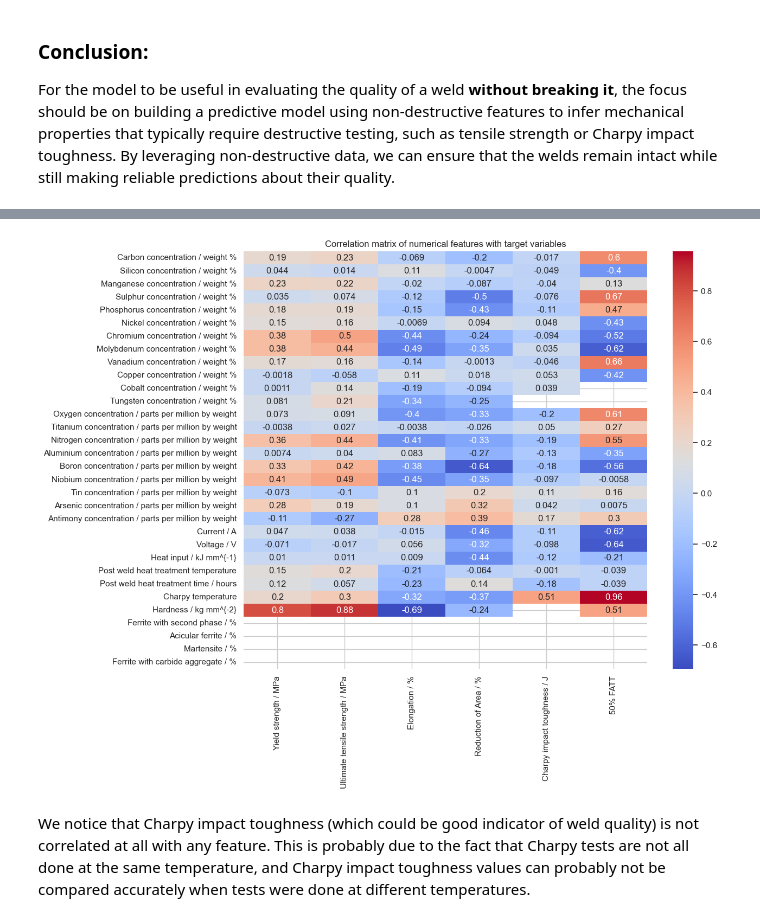
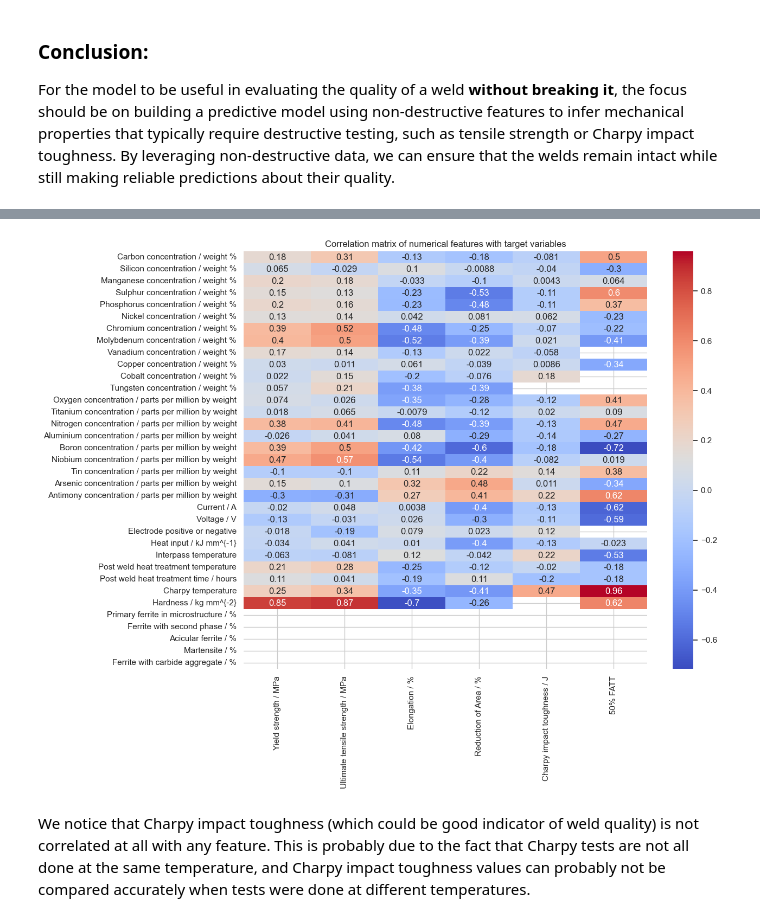
Before and after one commit to louisgthier/welding-quality-prediction, a Jupyter notebook: weld_quality_prediction.ipynb, the cells around one changed output, grey strips where cells are left out. Cells and saved outputs as stored; diff of their text form; code cells hidden in the pictures.

```diff
--- a/weld_quality_prediction.ipynb
+++ b/weld_quality_prediction.ipynb
@@ -50,12 +116,16 @@ memory usage: 568.0+ KB
 # %%
-# In all non-numeric columns, print all values that can not be converted to numeric
+# In all non-numeric columns, print 10 first unique values that can not be converted to numeric, to see if we can convert them
 for column in df.columns:
     if df[column].dtype == 'object':
         print(column)
+        i = 0
         for value in df[column].unique():
             try:
                 float(value)
             except ValueError:
+                if i >= 15:
+                    break
+                i += 1
                 print(value, ":", round(100*df[column].value_counts()[value]/len(df), 2), "%")
         print()
 # %% [output]
@@ -249,3 +365,26 @@ for target in potential_targets:
 [figure]
 [figure]
 [figure]
+# %%
+import matplotlib.pyplot as plt
+import seaborn as sns
+
+# Set up the plot with 2 columns
+num_plots = len(numerical_cols)
+rows = (num_plots + 1) // 3  # Calculate the number of rows based on the number of columns
+
+fig, axes = plt.subplots(rows, 3, figsize=(12, rows * 4))
+axes = axes.flatten()
+
+# Plot each numerical column in a boxplot
+for i, column in enumerate(numerical_cols):
+    sns.boxplot(x=df[column], ax=axes[i])
+    axes[i].set_title(f'Box plot of {column}', fontsize=12)
+    axes[i].set_xlabel(column)
+
+# Hide any unused subplots
+for j in range(i + 1, len(axes)):
+    fig.delaxes(axes[j])
+
+plt.tight_layout()
+plt.show()
@@ -252,3 +564,7 @@ for target in potential_targets:
+# %%
+# For each interesting missingness feature, add a new binary column indicating whether the feature is missing or not
+for feature in interesting_missingness:
+    df[f'{feature}_missing'] = df[feature].isna().astype(int)
 # %% [markdown]
 # Understanding the Significance of Potential Target Variables
 
@@ -424,21 +754,21 @@ Y_test_scaled[target_variables] = scaler_Y.transform(Y_test[target_variables])
 # %%
 # Compute correlation matrix of scaled numerical features with target variables
 
-X_and_Y_train = X_train_scaled.copy()
-X_and_Y_train[target_variables] = Y_train_scaled.copy()
+X_and_Y_train = X_train.copy()
+X_and_Y_train[target_variables] = Y_train.copy()
 
 corr_matrix = X_and_Y_train[numerical_cols].corr()
 
 # Show target_variables as columns and features as rows
 corr_matrix = corr_matrix[target_variables].T.drop(target_variables, axis=1).T
 
 # Plot heatmap of the correlation matrix
 plt.figure(figsize=(12, 10))
 sns.heatmap(corr_matrix, annot=True, cmap='coolwarm')
 plt.title('Correlation matrix of numerical features with target variables')
 plt.show()
 # %% [output]
-[figure, old version]
+[figure, new version]
 # %% [markdown]
 We notice that Charpy impact toughness (which could be good indicator of weld quality) is not correlated at all with any feature. This is probably due to the fact that Charpy tests are not all done at the same temperature, and Charpy impact toughness values can probably not be compared accurately when tests were done at different temperatures.
 # %%
```
Also changed, not shown: parts of 39 cells of this notebook.
